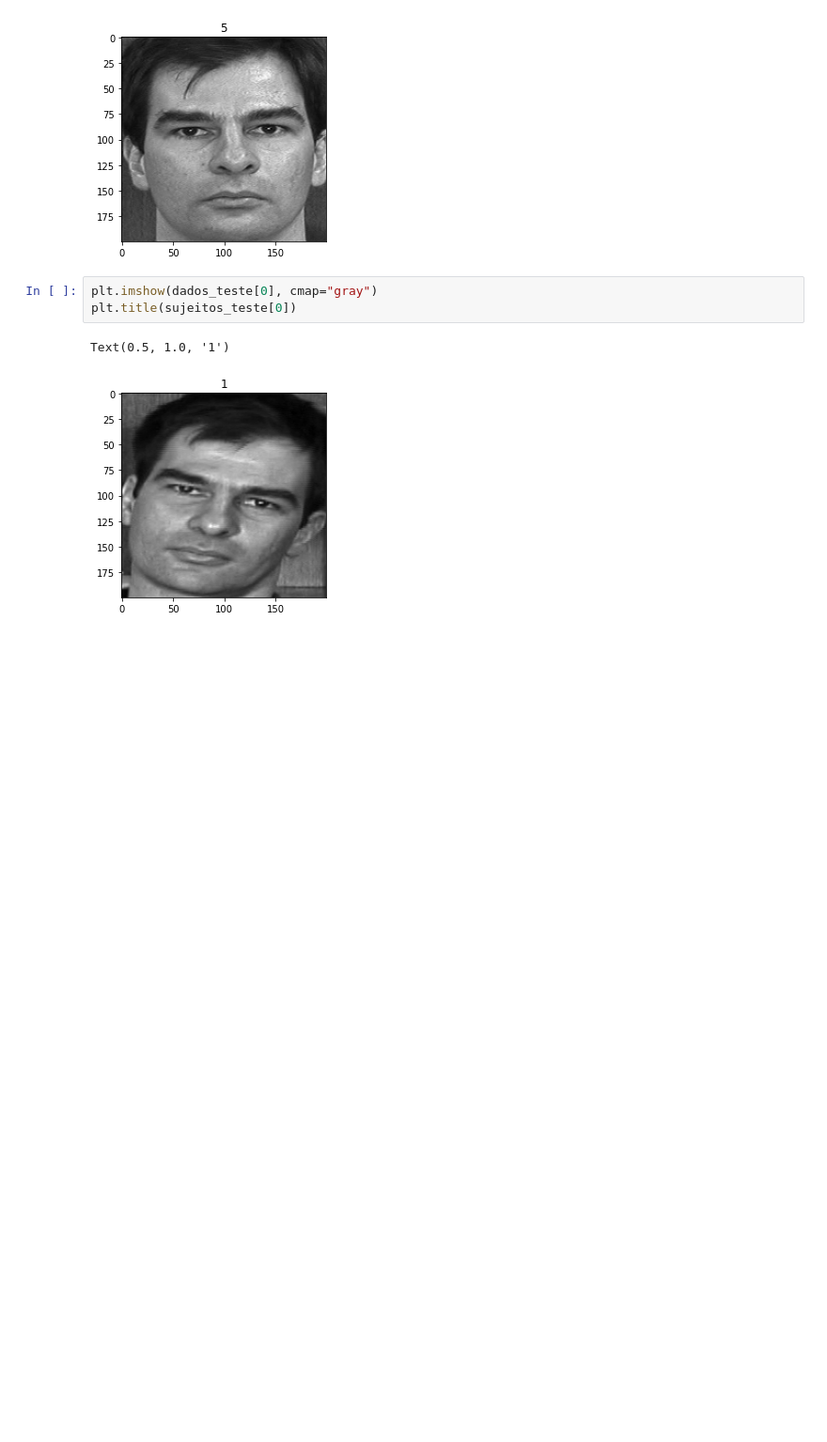
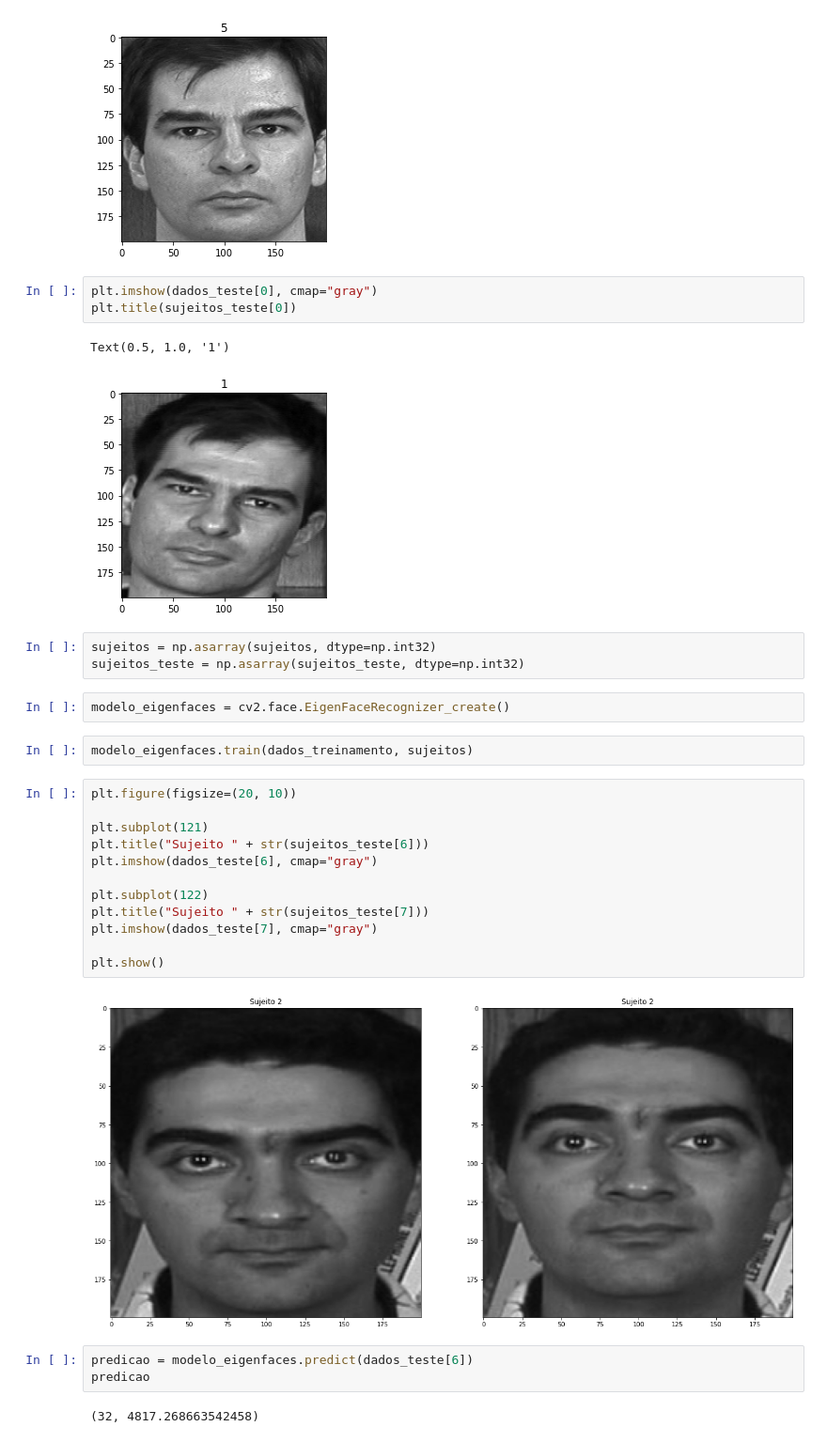
Before and after one commit to joaoavanzini/analise-classificacao-opencv-alura, a Jupyter notebook: classificacao_faces/preprocessamento.ipynb, the cells around one changed output. Shown at 94% size. Saved outputs shown, nothing was run; the diff lists cells and outputs as text; blank space fills up the shorter version.

Commit message:
eigenfaces

```diff
--- a/classificacao_faces/preprocessamento.ipynb
+++ b/classificacao_faces/preprocessamento.ipynb
@@ -133,3 +135,29 @@ plt.title(sujeitos_teste[0])
 # %% [output]
 Text(0.5, 1.0, '1')
 [figure]
+# %%
+sujeitos = np.asarray(sujeitos, dtype=np.int32)
+sujeitos_teste = np.asarray(sujeitos_teste, dtype=np.int32)
+# %%
+modelo_eigenfaces = cv2.face.EigenFaceRecognizer_create()
+# %%
+modelo_eigenfaces.train(dados_treinamento, sujeitos)
+# %%
+plt.figure(figsize=(20, 10))
+
+plt.subplot(121)
+plt.title("Sujeito " + str(sujeitos_teste[6]))
+plt.imshow(dados_teste[6], cmap="gray")
+
+plt.subplot(122)
+plt.title("Sujeito " + str(sujeitos_teste[7]))
+plt.imshow(dados_teste[7], cmap="gray")
+
+plt.show()
+# %% [output]
+[figure, added]
+# %%
+predicao = modelo_eigenfaces.predict(dados_teste[6])
+predicao
+# %% [output]
+(32, 4817.268663542458)
```
Also changed, not shown: parts of 3 cells of this notebook.
